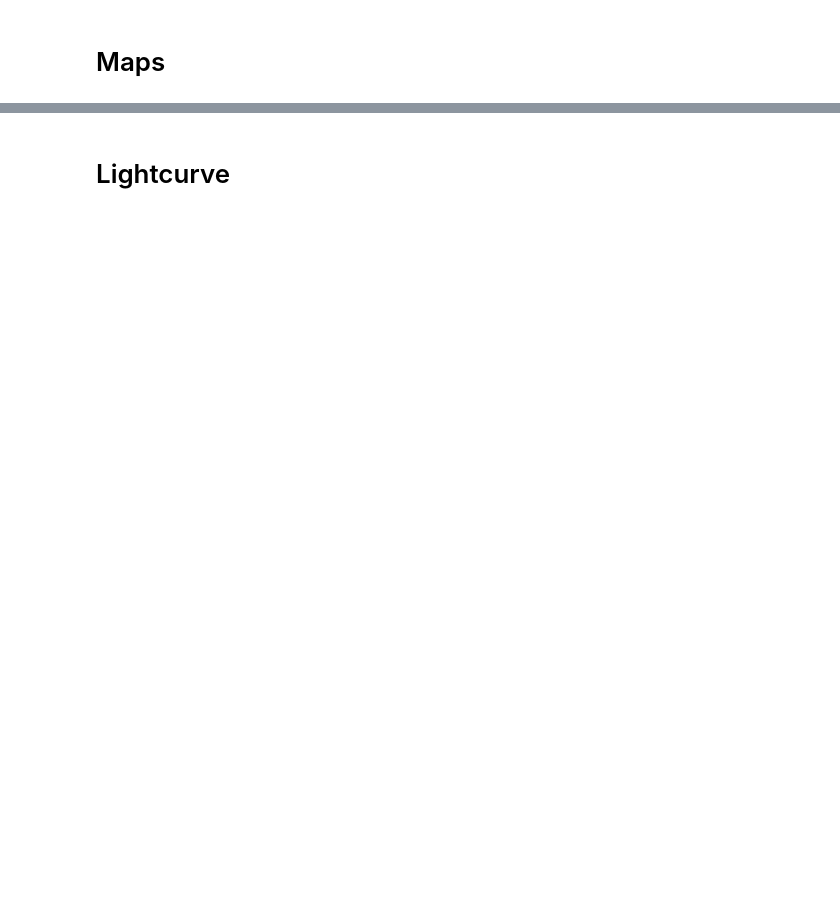
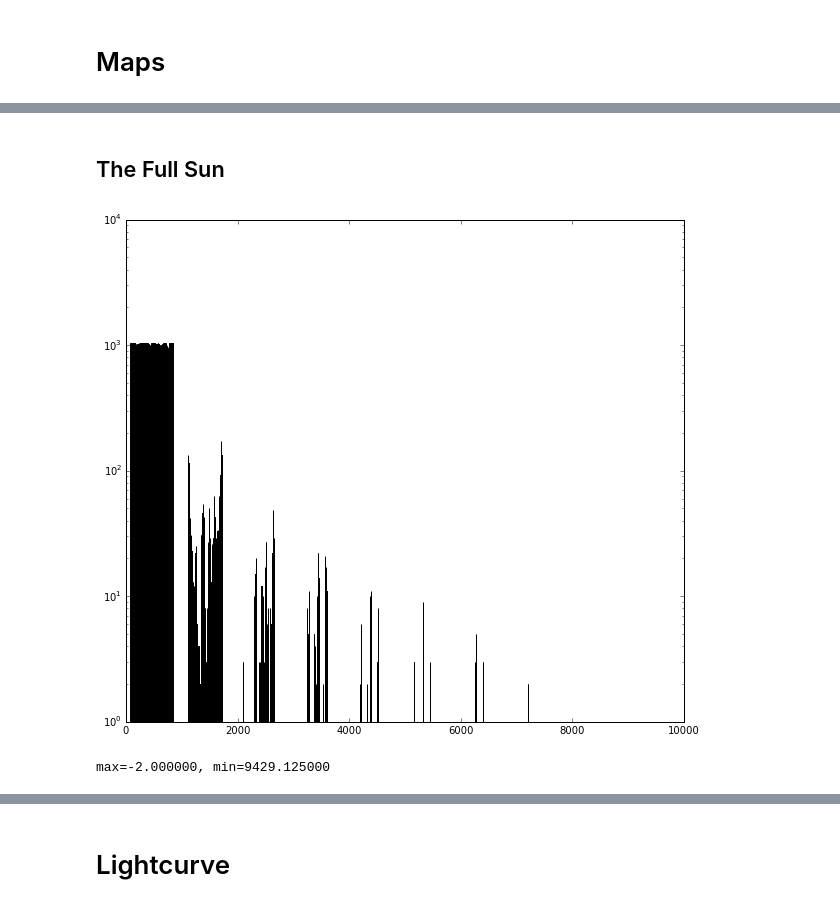
Before and after one commit to ehsteve/ipython-notebooks, a Jupyter notebook: Testing Peek().ipynb, the cells around one changed output, grey strips where cells are left out. Drawn from its saved outputs; the diff is of its cells as text; code cells hidden in the pictures; blank space fills up the shorter version.

```diff
--- a/Testing Peek().ipynb
+++ b/Testing Peek().ipynb
@@ -17,0 +38,9 @@ aia.peek(draw_limb=True)
+# %%
+aiafull = sunpy.map.Map(sunpy.AIA_171_IMAGE)
+# defining some constants to replicate how we currently plot AIA maps
+mean = aiafull.mean()
+std = aiafull.std()
+vmin = max(0, mean - 3 * std)
+vmax = min(aiafull.max(), mean + 3 * std)
+print("max=%f, min=%f" % (aiafull.min(), aiafull.max()))
+print("vmin=%f, vmax=%f" % (vmin, vmax))
@@ -21,0 +75,9 @@ aia.date
+# %% [markdown]
+## The Full Sun
+# %%
+ax = plt.hist(aiafull.data, log=True)
+plt.show()
+print("max=%f, min=%f" % (aiafull.min(), aiafull.max()))
+# %% [output]
+[figure, added]
+max=-2.000000, min=9429.125000
```
Also changed, not shown: parts of 48 cells of this notebook.
